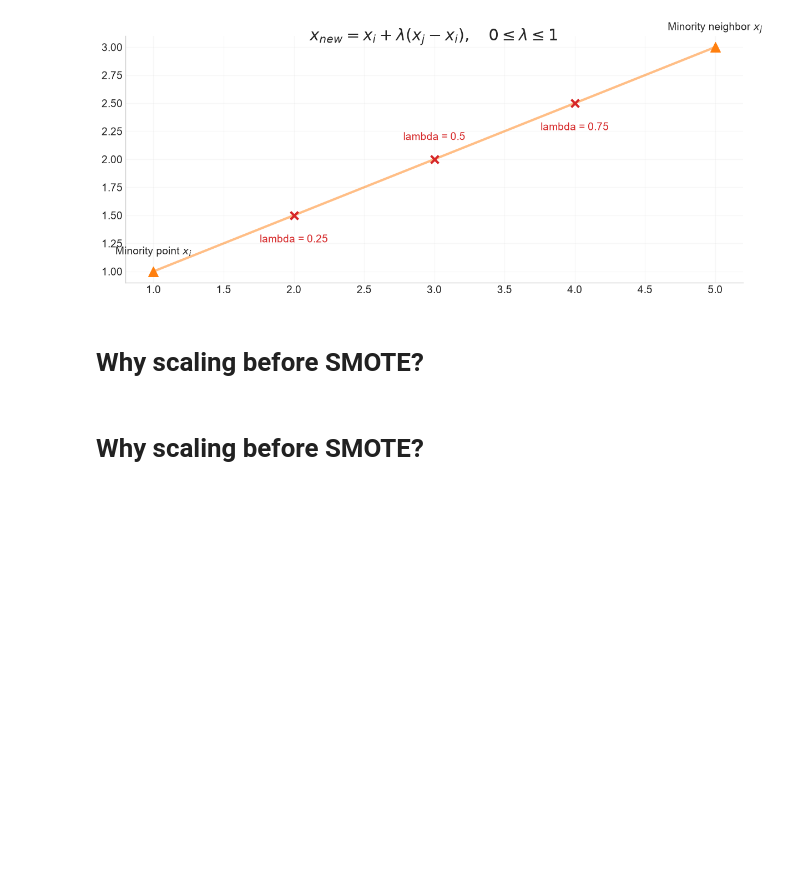
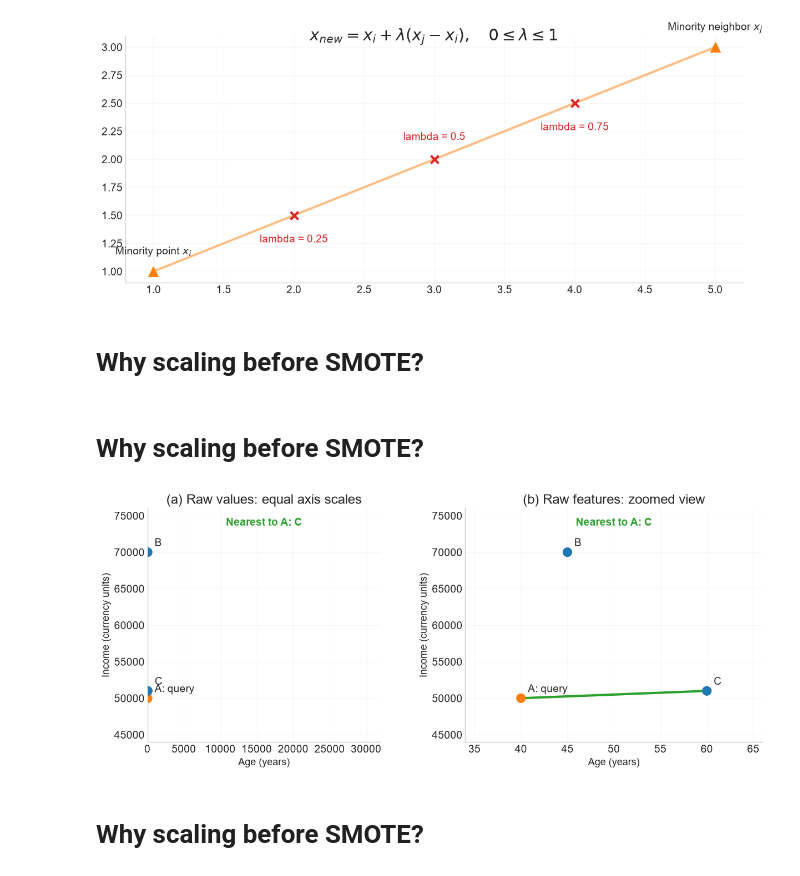
Before and after one commit to w4bo/AA2627-unibo-dcai, a Jupyter notebook: slides/lab-02-augmentation.ipynb, the cells around one changed output. Drawn from its saved outputs; the diff is of its cells as text; code cells hidden in the pictures; blank space fills up the shorter version.

```diff
--- a/slides/lab-02-augmentation.ipynb
+++ b/slides/lab-02-augmentation.ipynb
@@ -344,6 +344,47 @@ plt.show()
 [figure]
 # %% [markdown]
 # Why scaling before SMOTE?
+# %% [markdown]
+# Why scaling before SMOTE?
+# %%
+#| echo: false
+#| fig-height: 4.7
+# Synthetic data illustrate the mechanism, not model performance.
+scaling_raw = np.array([[40, 50000], [45, 70000], [60, 51000]], dtype=float)
+scaling_standardized = StandardScaler().fit_transform(scaling_raw)
+
+def plot_scaling_panel(ax, points, title, *, equal_scale=False, raw=True):
+    distances = np.linalg.norm(points[1:] - points[0], axis=1)
+    nearest = 1 + distances.argmin()
+    ax.scatter(*points.T, c=[ORANGE, BLUE, BLUE], s=130, zorder=3)
+    for i, label in enumerate(["A: query", "B", "C"]):
+        ax.annotate(label, points[i], xytext=(9, 8), textcoords="offset points")
+    ax.plot(*points[[0, nearest]].T, color=GREEN, lw=3, zorder=2)
+    if equal_scale:
+        center = (points.min(axis=0) + points.max(axis=0)) / 2
+        half_span = .8 * np.ptp(points, axis=0).max()
+        ax.set(xlim=(center[0] - half_span, center[0] + half_span),
+               ylim=(center[1] - half_span, center[1] + half_span))
+        if raw:
+            # Keep raw ages nonnegative without changing the x/y span.
+            ax.set_xlim(0, 2 * half_span)
+        ax.set_aspect("equal", adjustable="box")
+    else:
+        # Zoom the raw-age range only; observations and distances stay unchanged.
+        ax.margins(.3)
+    ax.set_title(title)
+    ax.set_xlabel("Age (years)" if raw else "Standardized age")
+    ax.set_ylabel("Income (currency units)" if raw else "Standardized income")
+    ax.text(.5, .96, f"Nearest to A: {'ABC'[nearest]}", transform=ax.transAxes,
+            ha="center", va="top", color=GREEN, weight="bold")
+    ax.grid(alpha=.15)
+
+fig, axes = plt.subplots(1, 2, figsize=(12, 5), layout="constrained")
+plot_scaling_panel(axes[0], scaling_raw, "(a) Raw values: equal axis scales", equal_scale=True)
+plot_scaling_panel(axes[1], scaling_raw, "(b) Raw features: zoomed view")
+plt.show()
+# %% [output]
+[figure, added]
 # %% [markdown]
 # Why scaling before SMOTE?
 # %%
```
Also changed, not shown: parts of 3 cells of this notebook.
